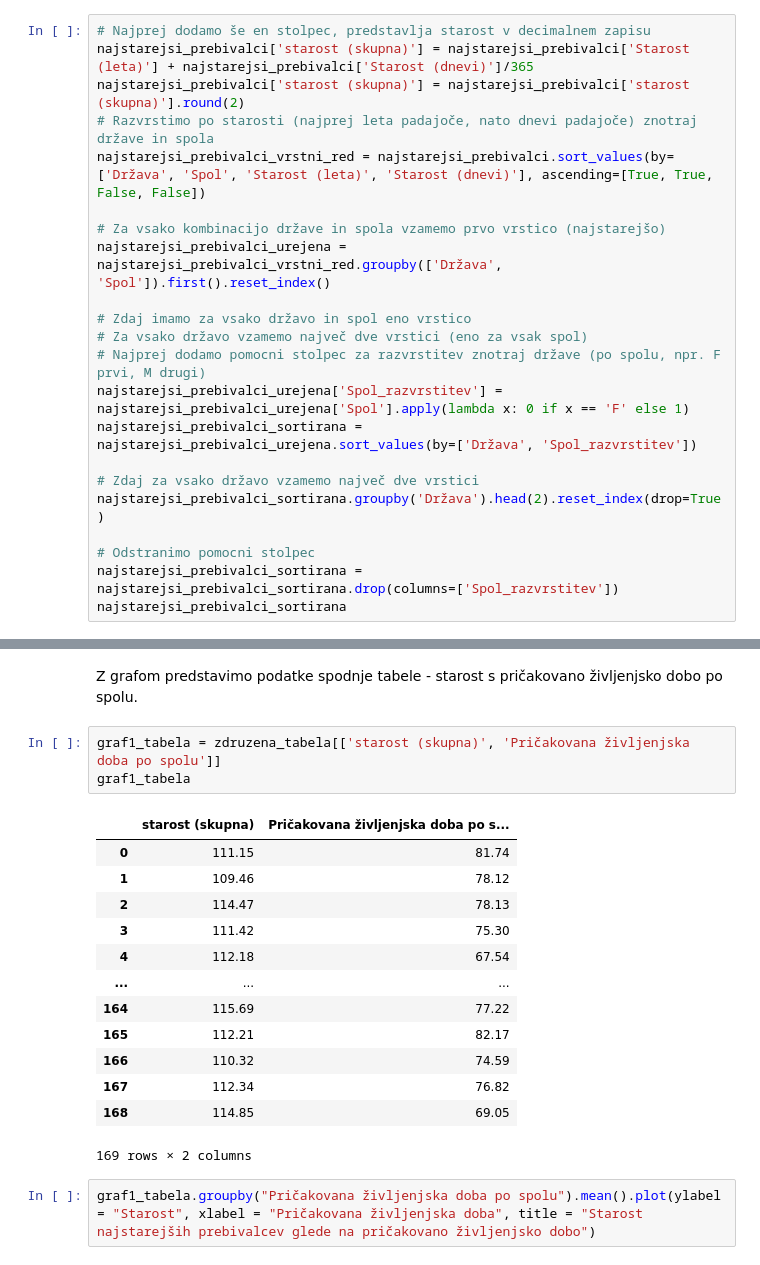
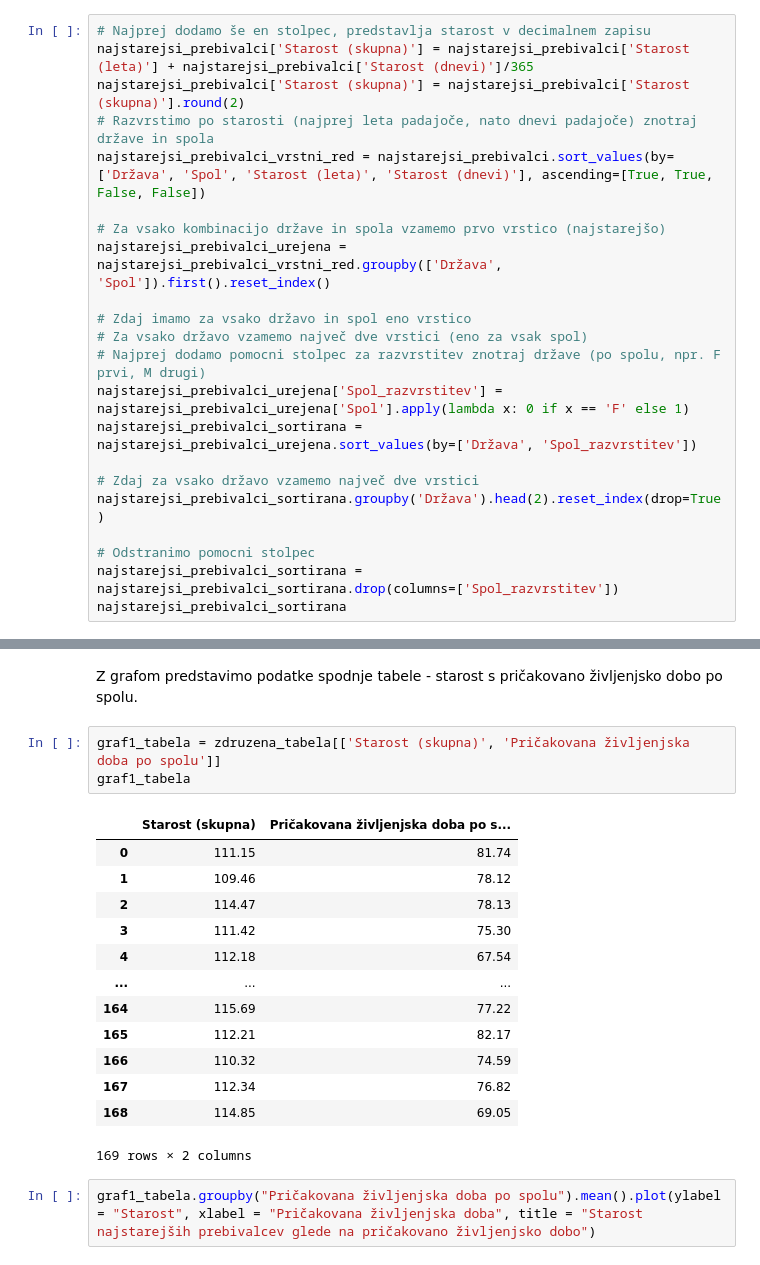
Before and after one commit to MAj-01/projektna_naloga_UVP, a Jupyter notebook: analiza_podatkov.ipynb, the cells around one changed output, grey strips where cells are left out. Saved outputs shown, nothing was run; the diff lists cells and outputs as text.

```diff
--- a/analiza_podatkov.ipynb
+++ b/analiza_podatkov.ipynb
@@ -26,8 +27,8 @@ kolicina_vode_po_drzavah = pd.read_csv("podatki/kolicina_vode_po_drzavah.csv", i
 V tem sklopu ananlize podatkov bomo primerjali starost najstarejših oseb po državah in pričakovani življenjski dobi po državah. Sprva bomo uredili tabelo najstarejših prebivalcev, nato ju bomo združili. Vsaka država bo imela moškega in žensko predstavnico, ki bosta izbrana na podlagi najdaljšega življenja (saj imajo nekatere države več kot dva predstavnika). Če država nima enaga od predstavnikov, ga bomo izpustili. Hkrati se tudi lahko zgodi, da nekaterih držav ni navedenih v obeh tabelah podatkov. Te države prav tako izpustimo.
 # %%
 # Najprej dodamo še en stolpec, predstavlja starost v decimalnem zapisu
-najstarejsi_prebivalci['starost (skupna)'] = najstarejsi_prebivalci['Starost (leta)'] + najstarejsi_prebivalci['Starost (dnevi)']/365
-najstarejsi_prebivalci['starost (skupna)'] = najstarejsi_prebivalci['starost (skupna)'].round(2)
+najstarejsi_prebivalci['Starost (skupna)'] = najstarejsi_prebivalci['Starost (leta)'] + najstarejsi_prebivalci['Starost (dnevi)']/365
+najstarejsi_prebivalci['Starost (skupna)'] = najstarejsi_prebivalci['Starost (skupna)'].round(2)
 # Razvrstimo po starosti (najprej leta padajoče, nato dnevi padajoče) znotraj države in spola
 najstarejsi_prebivalci_vrstni_red = najstarejsi_prebivalci.sort_values(by=['Država', 'Spol', 'Starost (leta)', 'Starost (dnevi)'], ascending=[True, True, False, False])
 
@@ -95,10 +96,10 @@ zdruzena_tabela
 # %% [markdown]
 Z grafom predstavimo podatke spodnje tabele - starost s pričakovano življenjsko dobo po spolu.
 # %%
-graf1_tabela = zdruzena_tabela[['starost (skupna)', 'Pričakovana življenjska doba po spolu']]
+graf1_tabela = zdruzena_tabela[['Starost (skupna)', 'Pričakovana življenjska doba po spolu']]
 graf1_tabela
 # %% [output]
-|  | starost (skupna) | Pričakovana življenjska doba po s... |
+|  | Starost (skupna) | Pričakovana življenjska doba po s... |
 | 0 | 111.15 | 81.74 |
 | 1 | 109.46 | 78.12 |
 | 2 | 114.47 | 78.13 |
```
Also changed, not shown: parts of 6 cells of this notebook.
